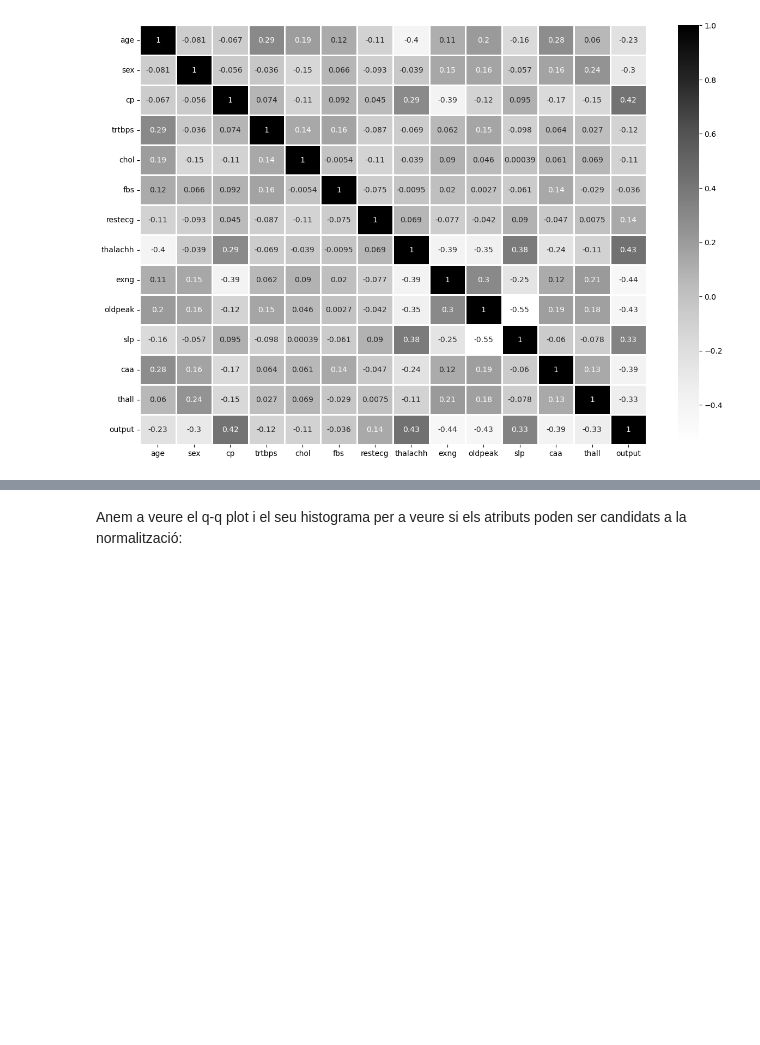
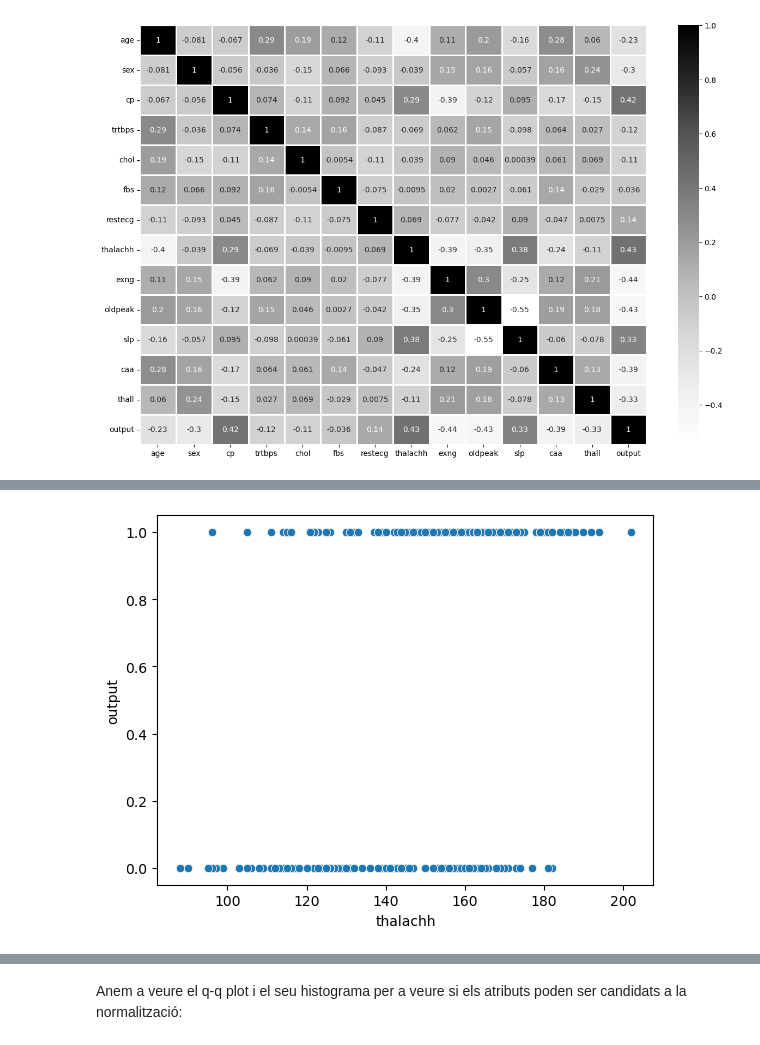
Before and after one commit to sercres/pra2_tipologia, a Jupyter notebook: code/pauconstans_screspia_PRA2.ipynb, the cells around one changed output, grey strips where cells are left out. Cells and saved outputs as stored; diff of their text form; code cells hidden in the pictures; blank space fills up the shorter version.

```diff
--- a/code/pauconstans_screspia_PRA2.ipynb
+++ b/code/pauconstans_screspia_PRA2.ipynb
@@ -335,0 +344,4 @@ plt.show()
+# %%
+sns.scatterplot(x="thalachh", y="output", data=df);
+# %% [output]
+[figure, added]
```
Also changed, not shown: parts of 15 cells of this notebook.
